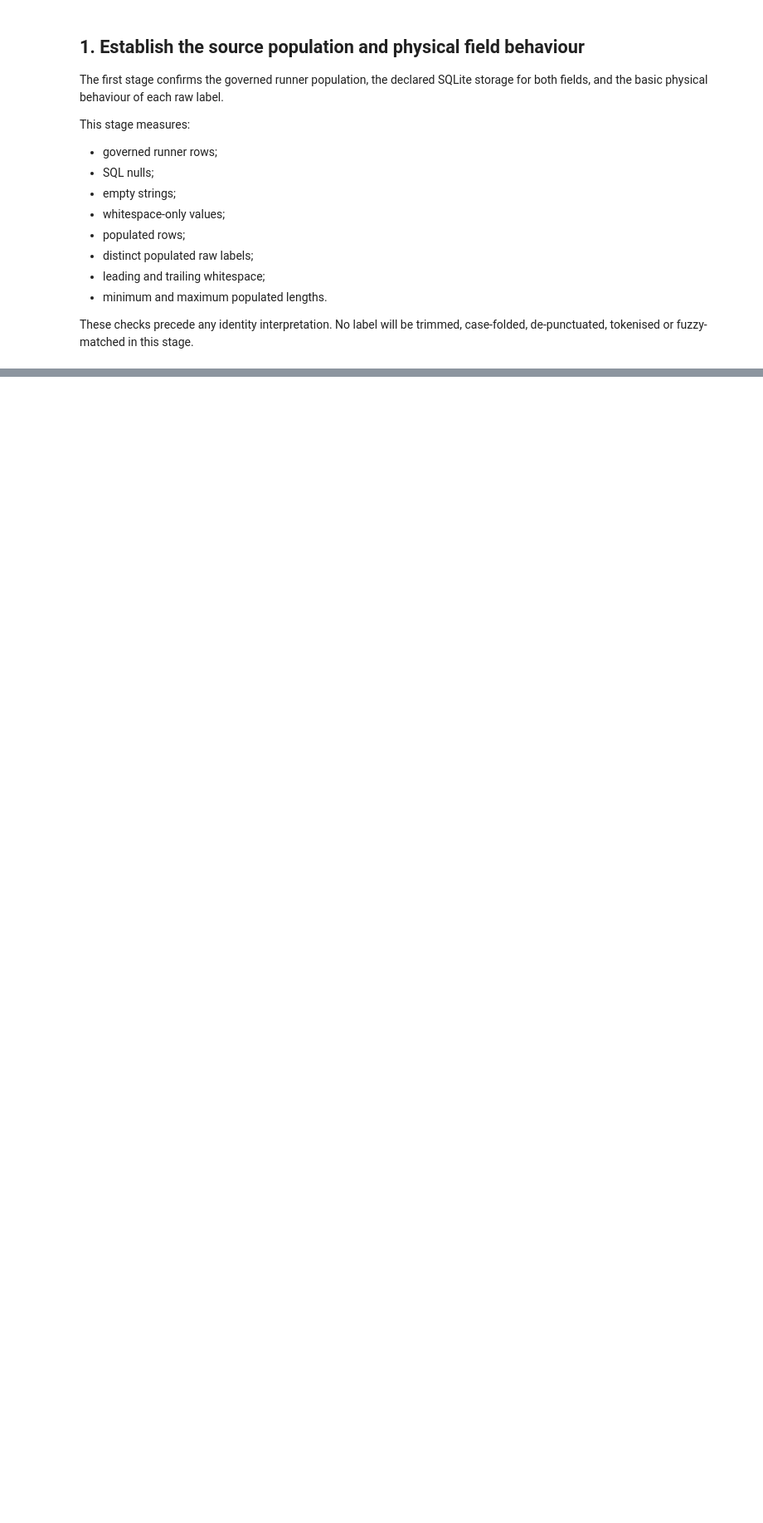
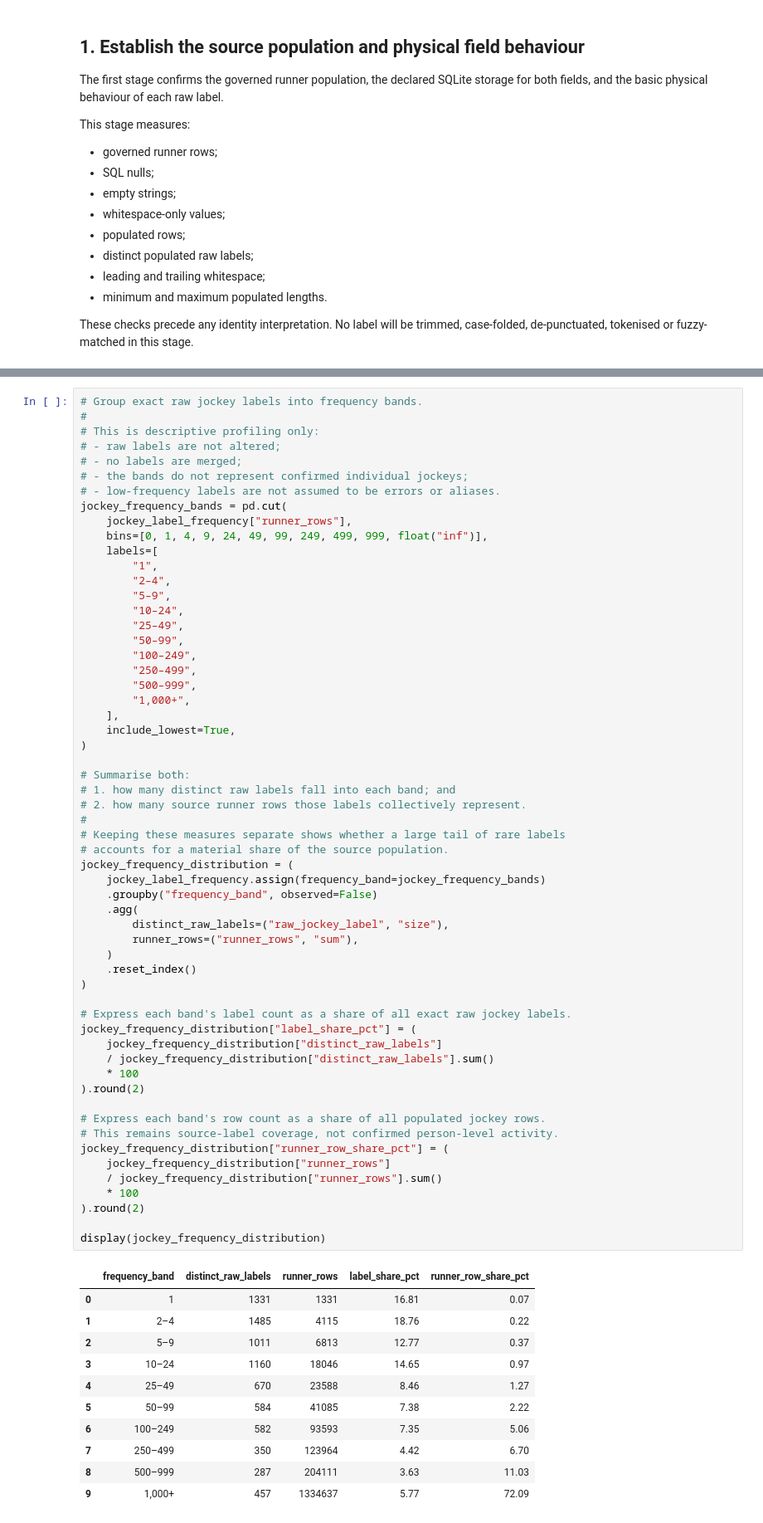
Before and after one commit to rjmac22/inside-rails-horse-racing, a Jupyter notebook: notebooks/22_jockey_and_trainer_identity.ipynb, the cells around one changed output, grey strips where cells are left out. Shown at 83% size. Drawn from its saved outputs; the diff is of its cells as text; blank space fills up the shorter version.

```diff
--- a/notebooks/22_jockey_and_trainer_identity.ipynb
+++ b/notebooks/22_jockey_and_trainer_identity.ipynb
@@ -185,0 +295,70 @@ The next analytical cell must follow from the observed output.
+# %%
+# Group exact raw jockey labels into frequency bands.
+#
+# This is descriptive profiling only:
+# - raw labels are not altered;
+# - no labels are merged;
+# - the bands do not represent confirmed individual jockeys;
+# - low-frequency labels are not assumed to be errors or aliases.
+jockey_frequency_bands = pd.cut(
+    jockey_label_frequency["runner_rows"],
+    bins=[0, 1, 4, 9, 24, 49, 99, 249, 499, 999, float("inf")],
+    labels=[
+        "1",
+        "2–4",
+        "5–9",
+        "10–24",
+        "25–49",
+        "50–99",
+        "100–249",
+        "250–499",
+        "500–999",
+        "1,000+",
+    ],
+    include_lowest=True,
+)
+
+# Summarise both:
+# 1. how many distinct raw labels fall into each band; and
+# 2. how many source runner rows those labels collectively represent.
+#
+# Keeping these measures separate shows whether a large tail of rare labels
+# accounts for a material share of the source population.
+jockey_frequency_distribution = (
+    jockey_label_frequency.assign(frequency_band=jockey_frequency_bands)
+    .groupby("frequency_band", observed=False)
+    .agg(
+        distinct_raw_labels=("raw_jockey_label", "size"),
+        runner_rows=("runner_rows", "sum"),
+    )
+    .reset_index()
+)
+
+# Express each band's label count as a share of all exact raw jockey labels.
+jockey_frequency_distribution["label_share_pct"] = (
+    jockey_frequency_distribution["distinct_raw_labels"]
+    / jockey_frequency_distribution["distinct_raw_labels"].sum()
+    * 100
+).round(2)
+
+# Express each band's row count as a share of all populated jockey rows.
+# This remains source-label coverage, not confirmed person-level activity.
+jockey_frequency_distribution["runner_row_share_pct"] = (
+    jockey_frequency_distribution["runner_rows"]
+    / jockey_frequency_distribution["runner_rows"].sum()
+    * 100
+).round(2)
+
+display(jockey_frequency_distribution)
+# %% [output]
+|  | frequency_band | distinct_raw_labels | runner_rows | label_share_pct | runner_row_share_pct |
+| 0 | 1 | 1331 | 1331 | 16.81 | 0.07 |
+| 1 | 2–4 | 1485 | 4115 | 18.76 | 0.22 |
+| 2 | 5–9 | 1011 | 6813 | 12.77 | 0.37 |
+| 3 | 10–24 | 1160 | 18046 | 14.65 | 0.97 |
+| 4 | 25–49 | 670 | 23588 | 8.46 | 1.27 |
+| 5 | 50–99 | 584 | 41085 | 7.38 | 2.22 |
+| 6 | 100–249 | 582 | 93593 | 7.35 | 5.06 |
+| 7 | 250–499 | 350 | 123964 | 4.42 | 6.70 |
+| 8 | 500–999 | 287 | 204111 | 3.63 | 11.03 |
+| 9 | 1,000+ | 457 | 1334637 | 5.77 | 72.09 |
```
Also changed, not shown: parts of 77 cells of this notebook.
